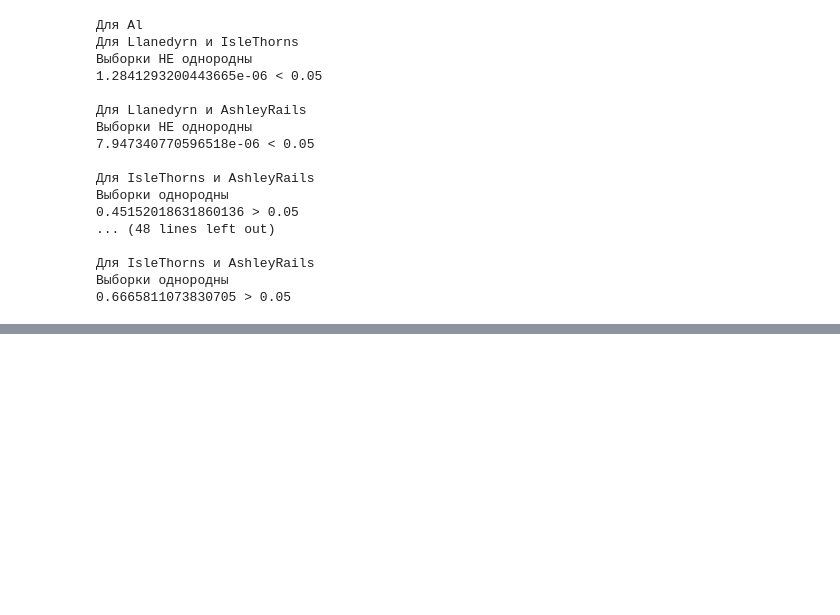
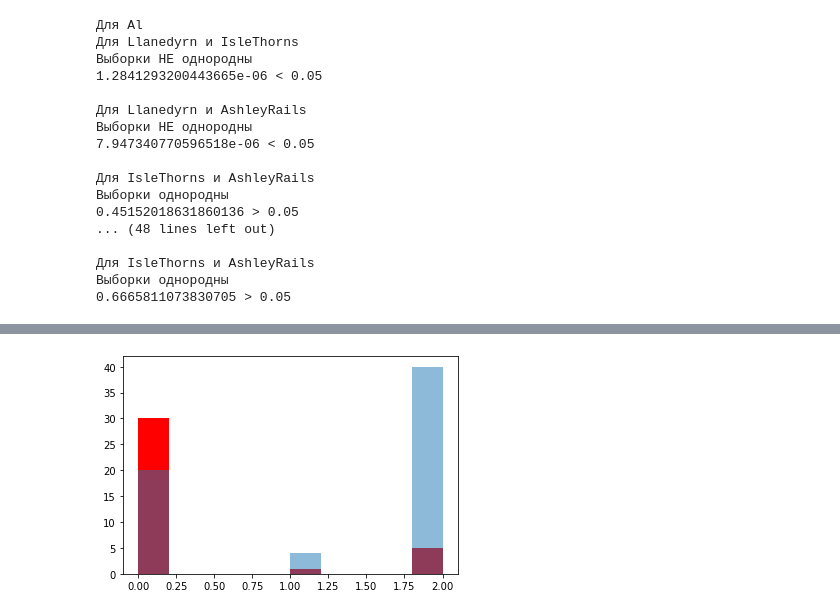
Before and after one commit to IvanBo4kov/data-analysis-fsr, a Jupyter notebook: homework_2/second2.ipynb, the cells around one changed output, grey strips where cells are left out. Cells and saved outputs as stored; diff of their text form; code cells hidden in the pictures; blank space fills up the shorter version.

```diff
--- a/homework_2/second2.ipynb
+++ b/homework_2/second2.ipynb
@@ -517,0 +607,6 @@ for i in range(5):
+# %%
+plt.hist(near, color='red')
+plt.hist(far, alpha=0.5)
+plt.show()
+# %% [output]
+[figure, added]
```
Also changed, not shown: parts of 14 cells of this notebook.
